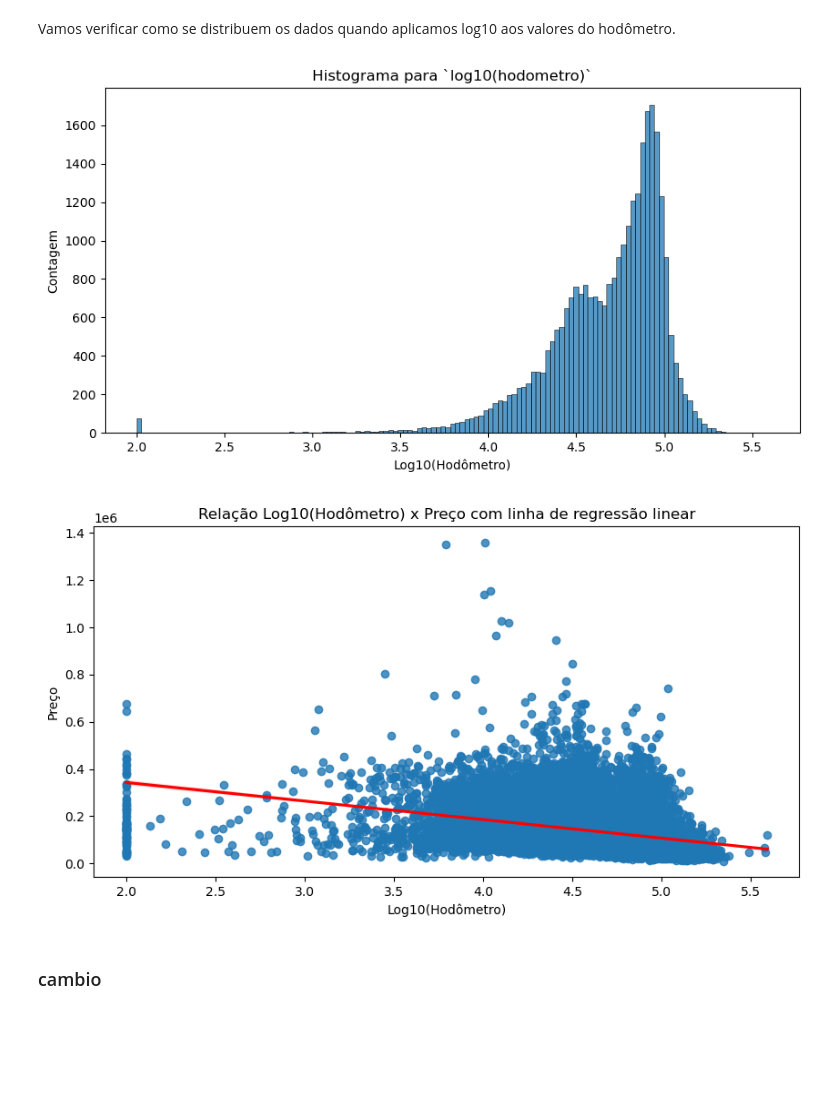
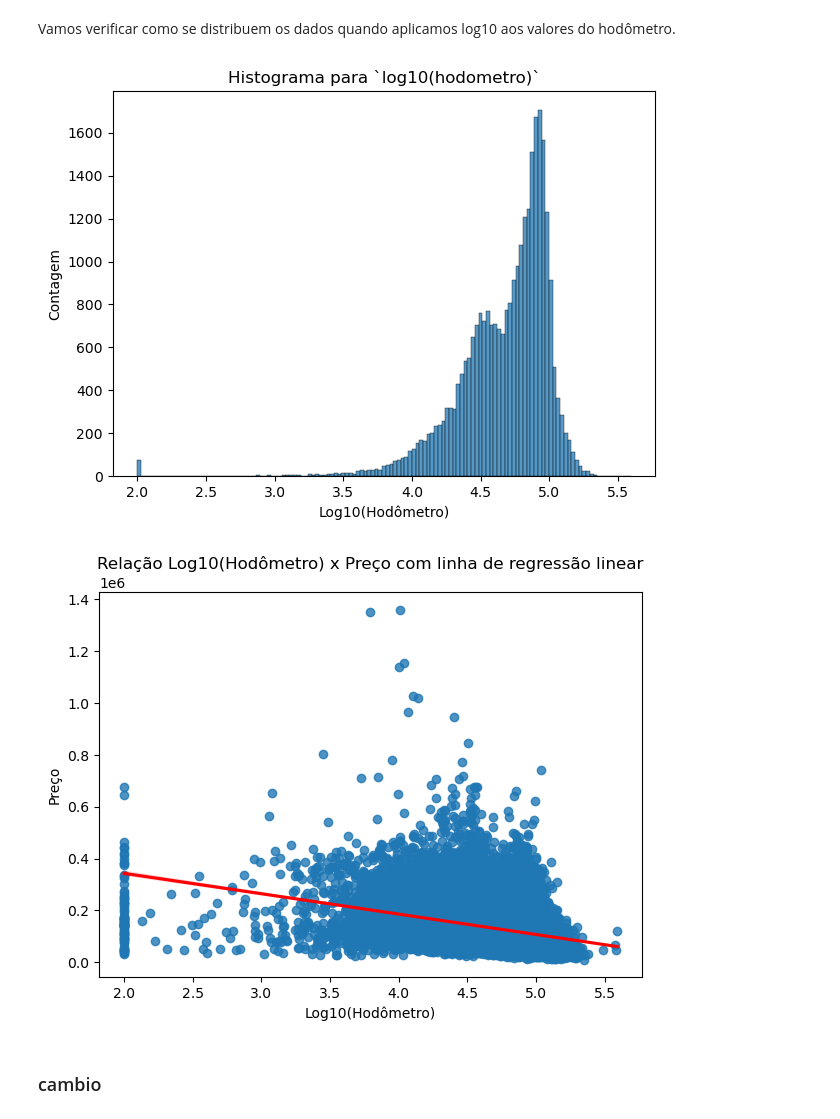
Before and after one commit to renatoinomata/indicium-data-science, a Jupyter notebook: cars_eda.ipynb, the cells around one changed output. Drawn from its saved outputs; the diff is of its cells as text; code cells hidden in the pictures; blank space fills up the shorter version.

```diff
--- a/cars_eda.ipynb
+++ b/cars_eda.ipynb
@@ -572,23 +567,24 @@ plt.show()
 Esperava-se que um valor maior no hodômetro implica-se num valor menor do preço, e essa relação pode ser verificada pela linha da regressão que está decrescendo.
 # %% [markdown]
 Vamos verificar como se distribuem os dados quando aplicamos log10 aos valores do hodômetro.
+# %%
+plt.figure(figsize=(7, 5))
+sns.histplot(x=df['hodometro'].apply(np.log10))
+plt.xlabel('Log10(Hodômetro)')
+plt.ylabel('Contagem')
+plt.title('Histograma para `log10(hodometro)`')
+plt.show()
+# %% [output]
+[figure, added]
 # %%
-plt.figure(figsize=(10, 5))
-sns.histplot(x=df['hodometro'].apply(np.log10))
-plt.xlabel('Log10(Hodômetro)')
-plt.ylabel('Contagem')
-plt.title('Histograma para `log10(hodometro)`')
-plt.show()
-
-plt.figure(figsize=(10, 5))
+plt.figure(figsize=(7, 5))
 sns.regplot(x=df['hodometro'].apply(np.log10), y=df['preco'], line_kws={'color':'red'})
 plt.xlabel('Log10(Hodômetro)')
 plt.ylabel('Preço')
 plt.title('Relação Log10(Hodômetro) x Preço com linha de regressão linear')
 plt.show()
 # %% [output]
-[figure, old version]
+[figure, new version]
-[figure, removed]
 # %% [markdown]
 ### cambio
 # %%
```
Also changed, not shown: parts of 212 cells of this notebook, 2 other files.
